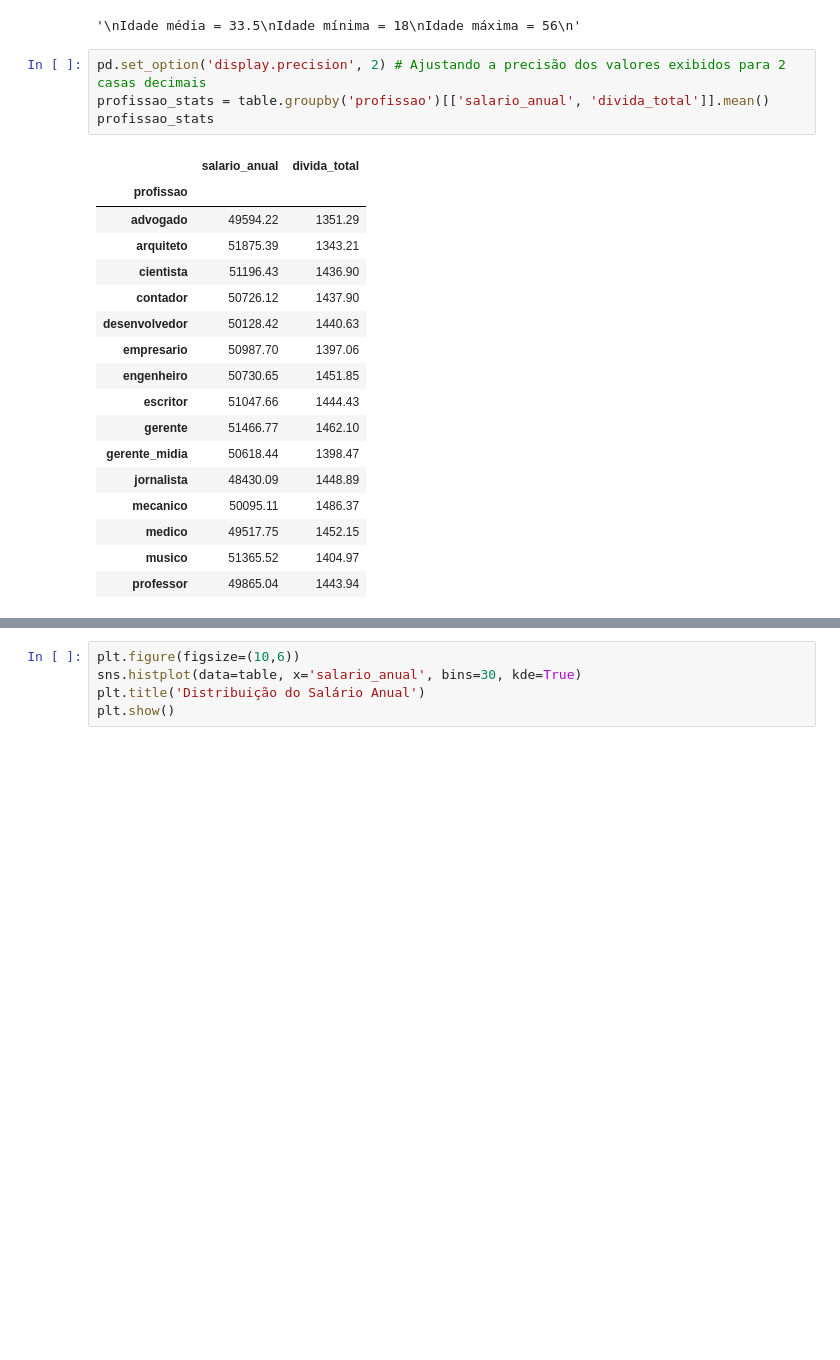
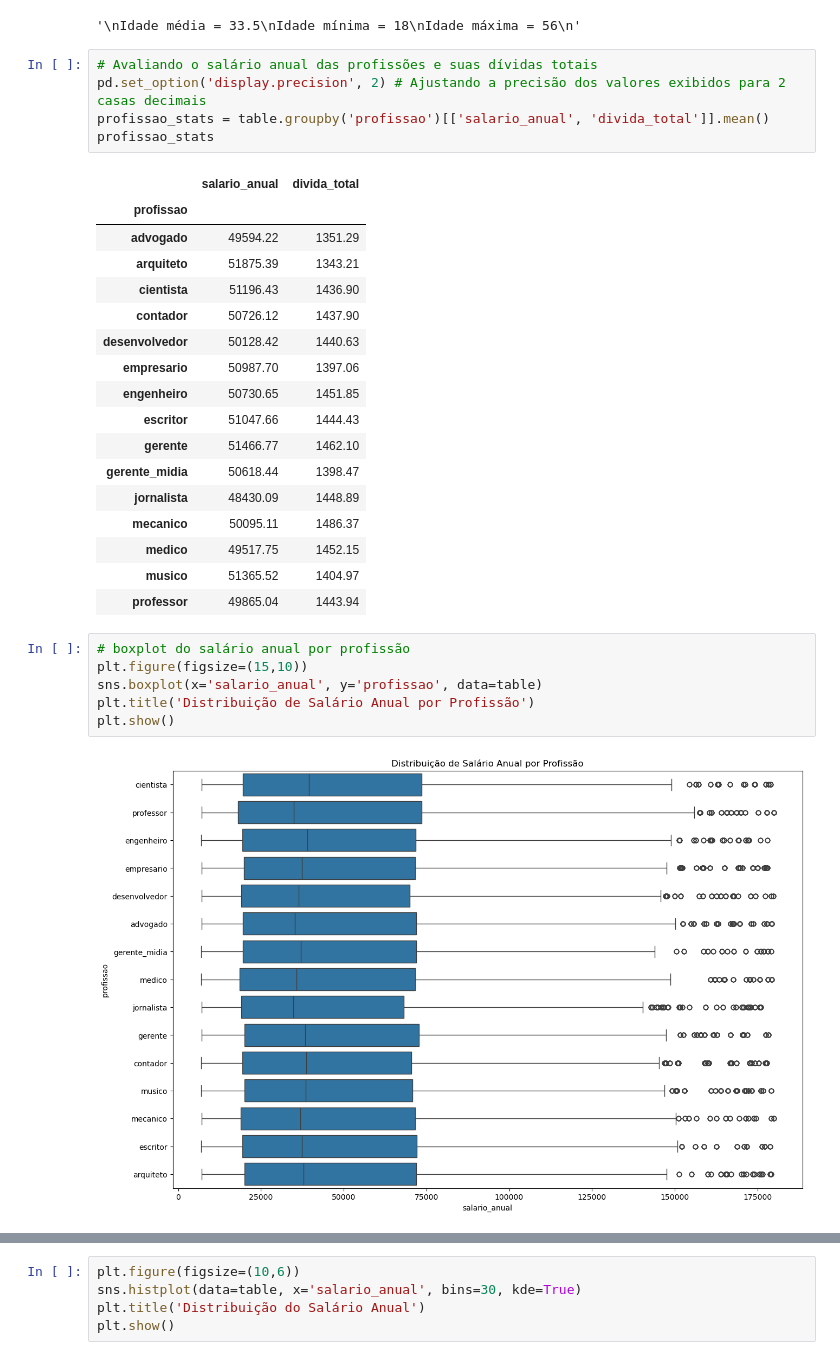
Before and after one commit to Haell39/Analise-Credito, a Jupyter notebook: main.ipynb, the cells around one changed output, grey strips where cells are left out. Saved outputs shown, nothing was run; the diff lists cells and outputs as text; blank space fills up the shorter version.

```diff
--- a/main.ipynb
+++ b/main.ipynb
@@ -96,6 +96,7 @@ Idade máxima = 56
 # %% [output]
 '\nIdade média = 33.5\nIdade mínima = 18\nIdade máxima = 56\n'
 # %%
+# Avaliando o salário anual das profissões e suas dívidas totais
 pd.set_option('display.precision', 2) # Ajustando a precisão dos valores exibidos para 2 casas decimais
 profissao_stats = table.groupby('profissao')[['salario_anual', 'divida_total']].mean()
 profissao_stats
@@ -117,3 +118,11 @@ profissao_stats
 | medico | 49517.75 | 1452.15 |
 | musico | 51365.52 | 1404.97 |
 | professor | 49865.04 | 1443.94 |
+# %%
+# boxplot do salário anual por profissão
+plt.figure(figsize=(15,10))
+sns.boxplot(x='salario_anual', y='profissao', data=table)
+plt.title('Distribuição de Salário Anual por Profissão')
+plt.show()
+# %% [output]
+[figure, added]
```
Also changed, not shown: parts of 4 cells of this notebook.
